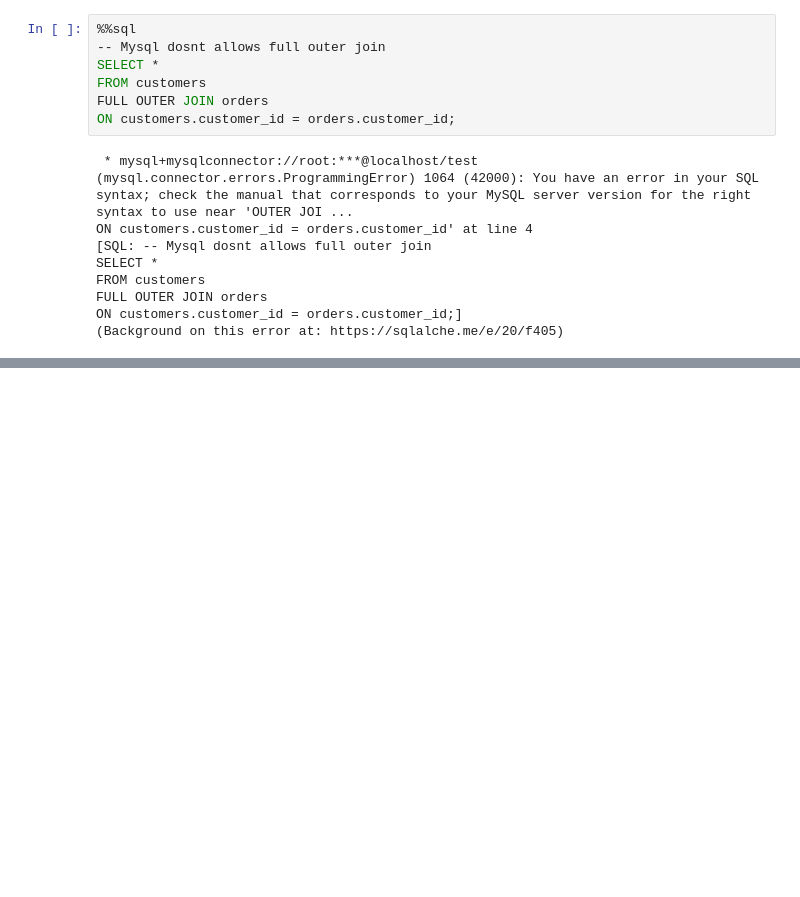
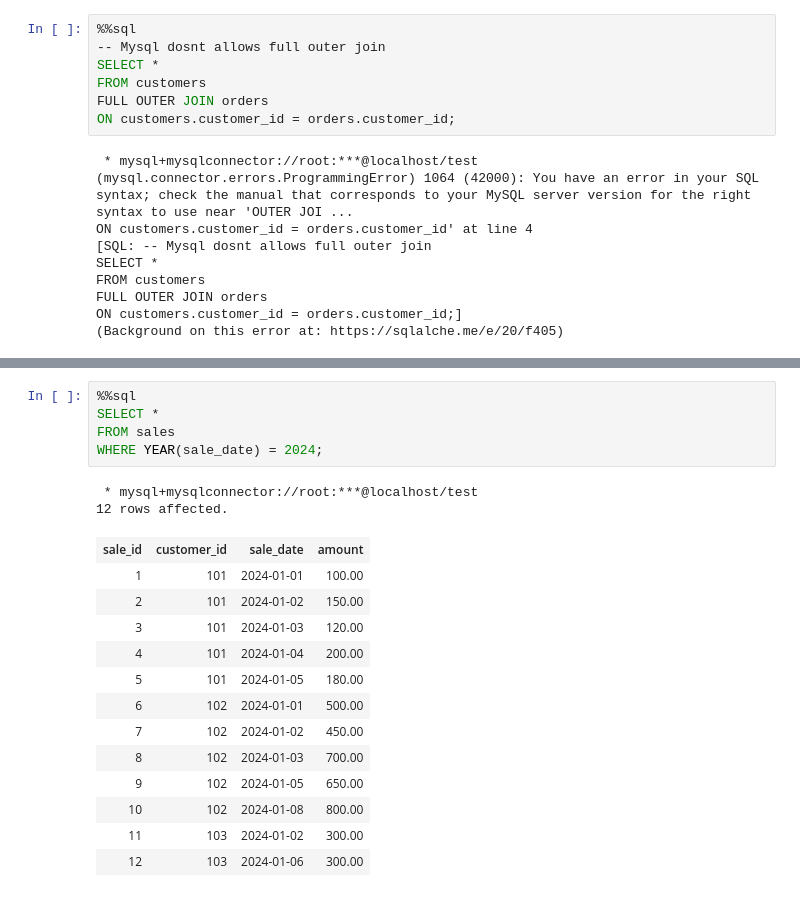
Before and after one commit to karthikeyanm-dev/DE-SQL, a Jupyter notebook: DE SQL Notes/DE-With-Def.ipynb, the cells around one changed output, grey strips where cells are left out. Saved outputs shown, nothing was run; the diff lists cells and outputs as text; blank space fills up the shorter version.

```diff
--- a/DE-With-Def.ipynb
+++ b/DE SQL Notes/DE-With-Def.ipynb
@@ -10588,0 +12439,21 @@ ON customers.customer_id = orders.customer_id;]
+# %%
+%%sql
+SELECT *
+FROM sales
+WHERE YEAR(sale_date) = 2024;
+# %% [output]
+ * mysql+mysqlconnector://root:***@localhost/test
+12 rows affected.
+| sale_id | customer_id | sale_date | amount |
+| 1 | 101 | 2024-01-01 | 100.00 |
+| 2 | 101 | 2024-01-02 | 150.00 |
+| 3 | 101 | 2024-01-03 | 120.00 |
+| 4 | 101 | 2024-01-04 | 200.00 |
+| 5 | 101 | 2024-01-05 | 180.00 |
+| 6 | 102 | 2024-01-01 | 500.00 |
+| 7 | 102 | 2024-01-02 | 450.00 |
+| 8 | 102 | 2024-01-03 | 700.00 |
+| 9 | 102 | 2024-01-05 | 650.00 |
+| 10 | 102 | 2024-01-08 | 800.00 |
+| 11 | 103 | 2024-01-02 | 300.00 |
+| 12 | 103 | 2024-01-06 | 300.00 |
```
Also changed, not shown: parts of 9 cells of this notebook, 7 other files.
